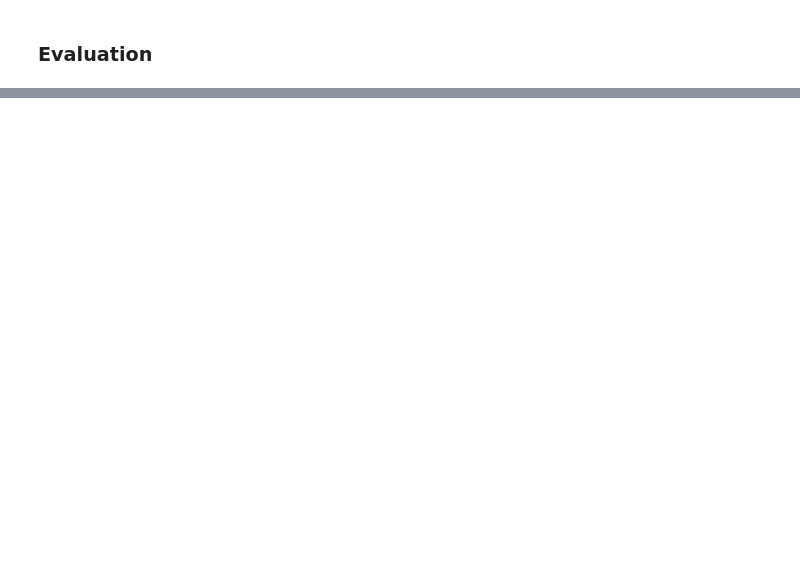
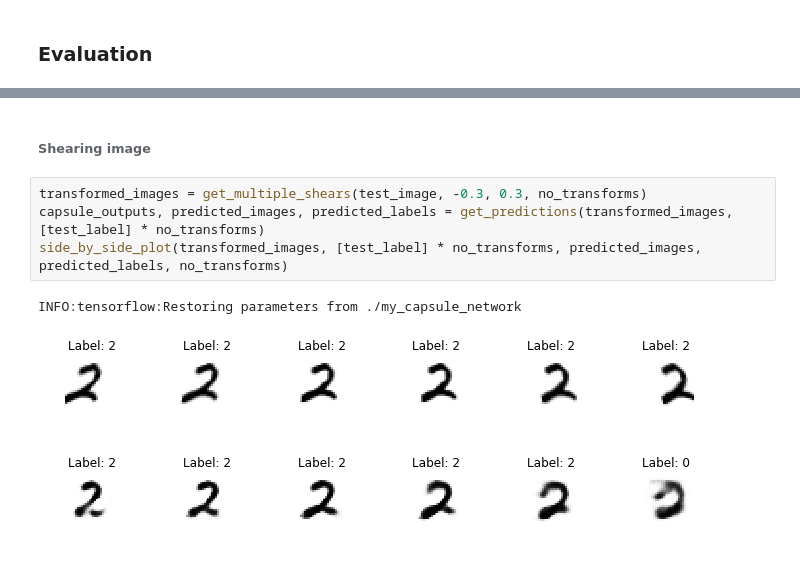
Before and after one commit to layog/capsnets-tensorflow, a Jupyter notebook: Capsnets.ipynb, the cells around one changed output, grey strips where cells are left out. Cells and saved outputs as stored; diff of their text form; blank space fills up the shorter version.

```diff
--- a/Capsnets.ipynb
+++ b/Capsnets.ipynb
@@ -492,0 +582,10 @@ Then, I ran the training for 2 more epochs with 3 routing loops, which took me t
+# %% [markdown]
+###### Shearing image
+# %%
+transformed_images = get_multiple_shears(test_image, -0.3, 0.3, no_transforms)
+capsule_outputs, predicted_images, predicted_labels = get_predictions(transformed_images, [test_label] * no_transforms)
+side_by_side_plot(transformed_images, [test_label] * no_transforms, predicted_images, predicted_labels, no_transforms)
+# %% [output]
+INFO:tensorflow:Restoring parameters from ./my_capsule_network
+[figure, added]
+[figure, added]
```
Also changed, not shown: parts of 35 cells of this notebook.
